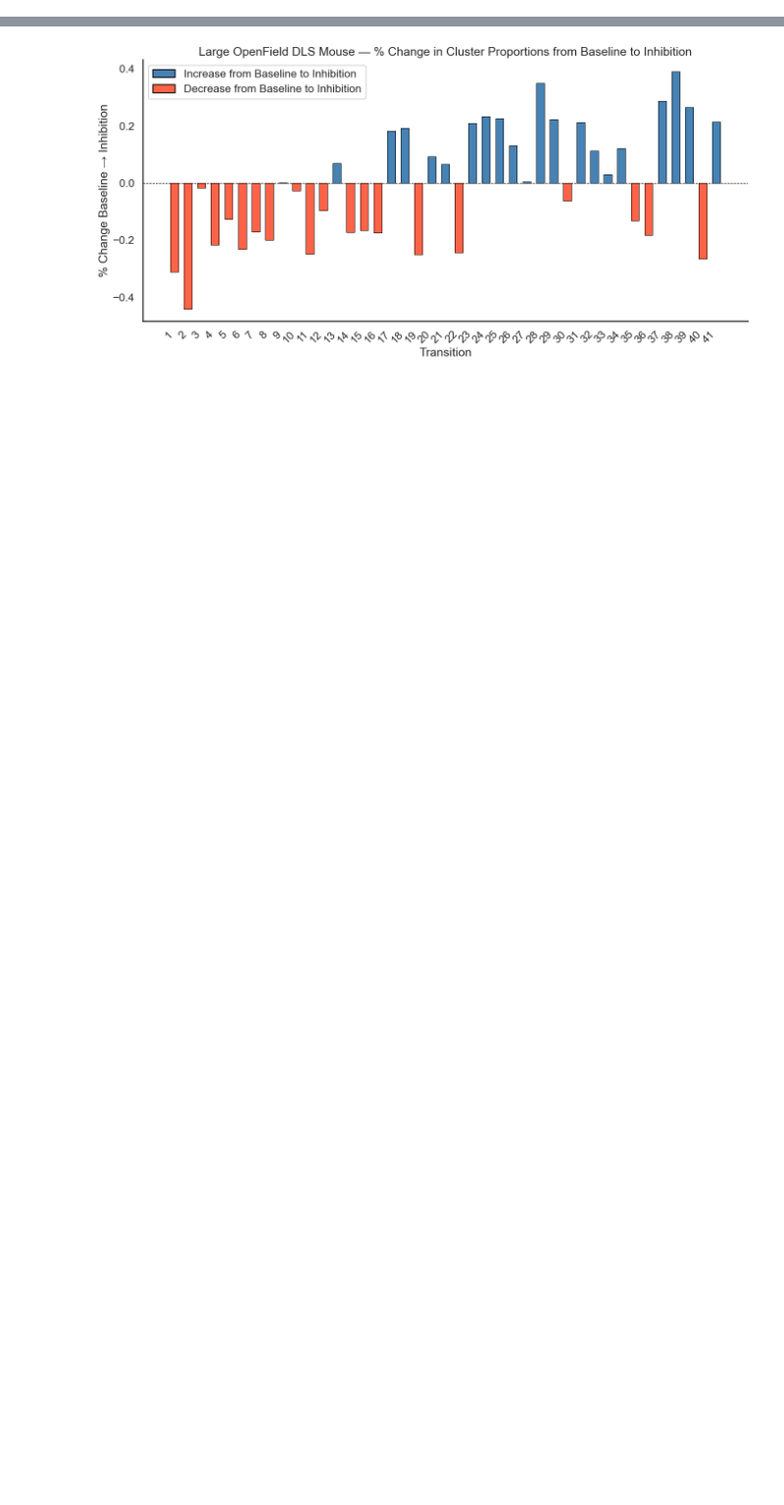
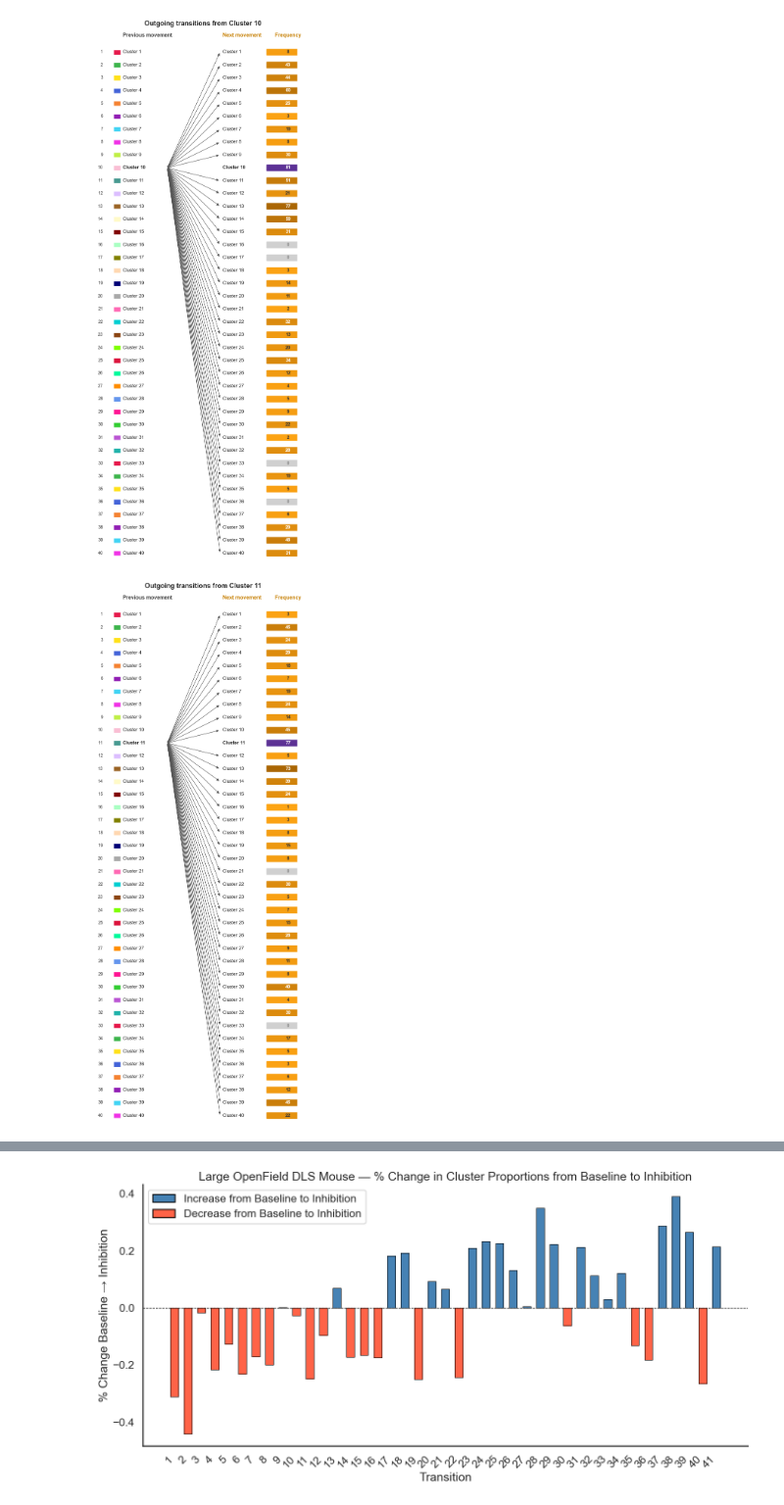
Before and after one commit to Ganglia-Guardian/AccelCluster-Visualizations, a Jupyter notebook: figure4_inhibition.ipynb, the cells around one changed output, grey strips where cells are left out. Shown at 98% size. Cells and saved outputs as stored; diff of their text form; code cells hidden in the pictures; blank space fills up the shorter version.

Commit message:
New visualization code including spatial mapping and pca tsne

```diff
--- a/figure4_inhibition.ipynb
+++ b/figure4_inhibition.ipynb
@@ -811,0 +1404,12 @@ Large OpenField DLS Mouse - Inhibition: 1054 transitions
+# %%
+clusters = [10, 11, 39]
+for mouse_name in df_all["Mouse"].unique():
+
+    df_mouse = df_all[df_all["Mouse"] == mouse_name].copy()
+    for c in clusters:
+        fig = plot_cluster_transitions_table(df_mouse, c, figsize = (6, 15))
+        fig.savefig(f"Cluster_Transition_Table_{c}.png", format="png")
+        fig.show()
+# %% [output]
+[figure, added]
+[figure, added]
```
Also changed, not shown: parts of 15 cells of this notebook, 4 other files.
